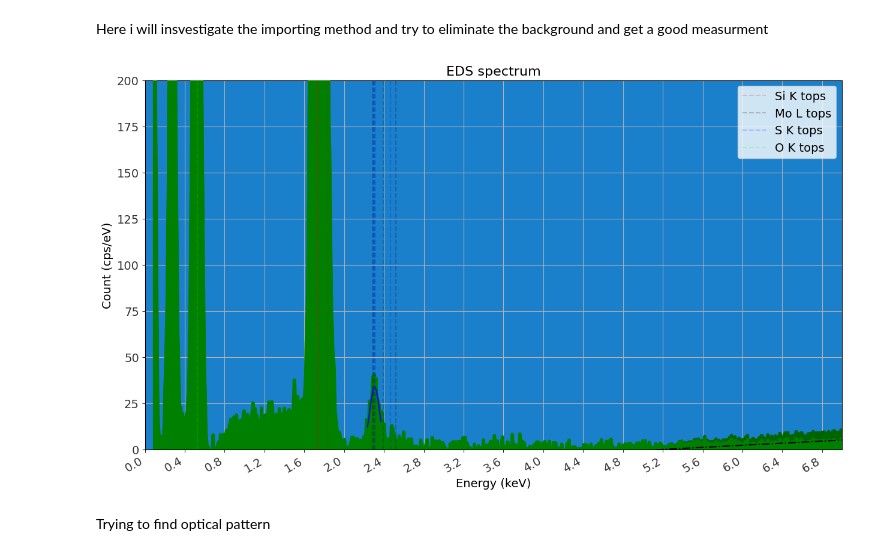
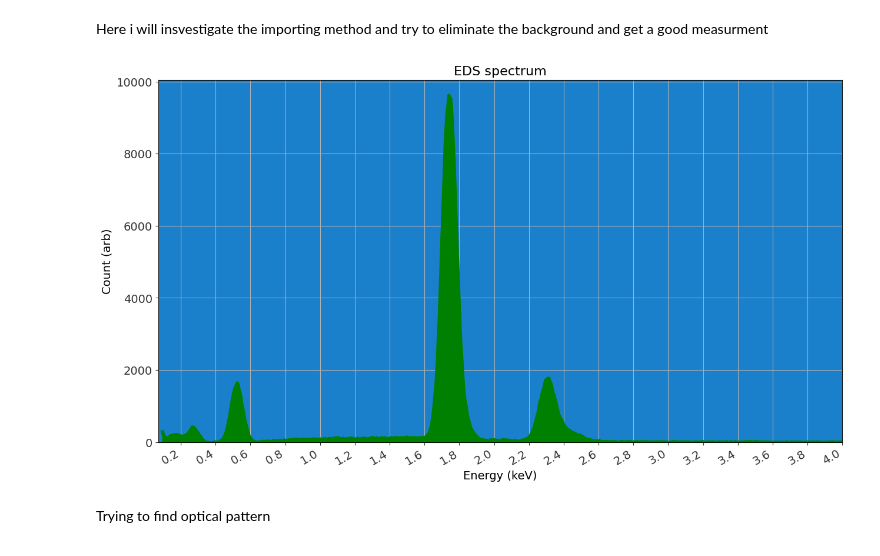
Before and after one commit to Lionfish30/Sommarjobb-2024, a Jupyter notebook: Analasys investigation.ipynb, the cells around one changed output. Cells and saved outputs as stored; diff of their text form; code cells hidden in the pictures.

```diff
--- a/Analasys investigation.ipynb
+++ b/Analasys investigation.ipynb
@@ -649,18 +651,18 @@ Silines = [1.73998,1.73938, 1.83594]
 Slines = [2.30784,2.30664,2.46404]
 Olines =[0.5249]
 Nticks = 20
-xmax = 7
-xmin = 0
-ymax = 200
-marginal = 0.07
+xmax = 4
+xmin = 0.07
+
+marginal = 0.1
 
 # Creating plot figure and tick formating function
 fig, ax = plt.subplots()
 fig.set_size_inches(15,8)
 fmt = lambda x, pos: '{}'.format(x).rstrip('0')
 
-data = dataimporter("Measurements 100724/D9_10k_100724_3.txt")
-
+data = dataimporter("Spectras 20250424/20250425_10K_C10_area1.txt")
+ymax = 1.1*np.max(data[:,1])
 #Fitting of the background
 def bakgrund(x,c1,c2):
     return c1*x+c2
@@ -690,43 +692,43 @@ x=x[u:ö]
 y = y[u:ö]
 
 poptnorm,pcov = sp.optimize.curve_fit(norm,xdata=x,ydata=y,p0=[1,1,1])
 
-plotter(ax,dataimporter("Measurements 100724/D9_10k_100724_3.txt"),6,"darkgreen",None)
+# plotter(ax,dataimporter("Spectras 20250424/20250425_10K_C10_area1.txt"),6,"darkgreen",None)
 plotter(ax,data,6,"green",None)
 # plotter(ax,dataimporter("Measurements 100724/D9_10k_100724_3.txt"),6,"green",None)
 # plotter(ax,dataimporter("Spectras 300724/C15A1_10k_310724_1.txt"),7,"red",None)
 # plotter(ax,dataimporter("Spectras 300724/C15A1_10k_310724_3.txt"),7,"blue",None)
 # plotter(ax,dataimporter("Spectras 300724/B15_10k_310724_2.txt"),7,"red",None)
 # plotter(ax,dataimporter("spectras 010824/Zero_3.txt"),8,"yellow",None)
 # Setting parameters for plot
 plt.setp(ax.get_xticklabels(), rotation=30, horizontalalignment='right',fontsize=14)
 plt.setp(ax.get_yticklabels(),fontsize=14)
 ax.xaxis.set_major_locator(ticker.MaxNLocator(Nticks))
 ax.grid(zorder = 1)
 ax.set_xlim([xmin,xmax])
 ax.set_ylim([0,ymax])
 ax.set_facecolor((0.1, 0.5, 0.8))
 ax.spines['bottom'].set_color('black')
 ax.spines['top'].set_color('black')
 ax.xaxis.label.set_color('black')
 ax.tick_params(colors=(0.2, 0.2, 0.2), which ='both')
 ax.set_xlabel("Energy (keV)",fontsize=14)
-ax.set_ylabel("Count (cps/eV)",fontsize=14)
+ax.set_ylabel("Count (arb)",fontsize=14)
 ax.set_title("EDS spectrum",fontsize=16)
 
-ax.vlines(Silines,-1000,ymax, colors="red",linestyles="dashed", alpha = 0.2, label="blob:vscode-webview://0vkeu81pisqtr3goqu94rkao5r6vv8osvoed7sa6sbsbu0445bjj/5beb0a72-3680-4598-8eb0-f2c51039360cSi K tops",zorder = 10)#Silicon K tops
-ax.vlines(Molines,-1000,ymax, colors="black",linestyles="dashed",alpha = 0.2,label= "Mo L tops",zorder = 10)#Mo L tops
-ax.vlines(Slines,-1000,ymax, colors=(0,0,1),linestyles="dashed",alpha = 0.2,label= "S K tops",zorder = 10)#S K tops
-ax.vlines(Olines,-1000,ymax, colors=(0,1,0),linestyles="dashed",alpha = 0.2,label= "O K tops",zorder = 10)#S K tops
-ax.legend(fontsize=14)
+# ax.vlines(Silines,-1000,ymax, colors="red",linestyles="dashed", alpha = 1, label="K tops",zorder = 10)#Silicon K tops
+# ax.vlines(Molines,-1000,ymax, colors="yellow",linestyles="dashed",alpha = 1,label= "Mo L tops",zorder = 10)#Mo L tops
+# ax.vlines(Slines,-1000,ymax, colors=(0,0,1),linestyles="dashed",alpha = 1,label= "S K tops",zorder = 10)#S K tops
+# ax.vlines(Olines,-1000,ymax, colors="black",linestyles="dashed",alpha = 1,label= "O K tops",zorder = 10)#S K tops
+# ax.legend(fontsize=14)
 
 # ax.hlines([12.5,16.5],-1000,ymax, colors="black",linestyles="dashed",alpha = 0.7,label= "Mo L tops",zorder = 10)
 # ax.plot(data[intunder:intover,0],skew_normal_pdf(data[intunder:intover,0],*popt),zorder=10,color="w")
-ax.plot(x,norm(x,*poptnorm),zorder=10,color="b")
-ax.plot(data[:,0],bakgrund(data[:,0],*poptb),zorder=10,color="black",linestyle="-.")
+# ax.plot(x,norm(x,*poptnorm),zorder=10,color="b")
+# ax.plot(data[:,0],bakgrund(data[:,0],*poptb),zorder=10,color="black",linestyle="-.")
 plt.show()
 # %% [output]
-[figure, old version]
+[figure, new version]
 # %% [markdown]
 Trying to find optical pattern
 # %%
```
Also changed, not shown: parts of 4 cells of this notebook, 46 other files.
